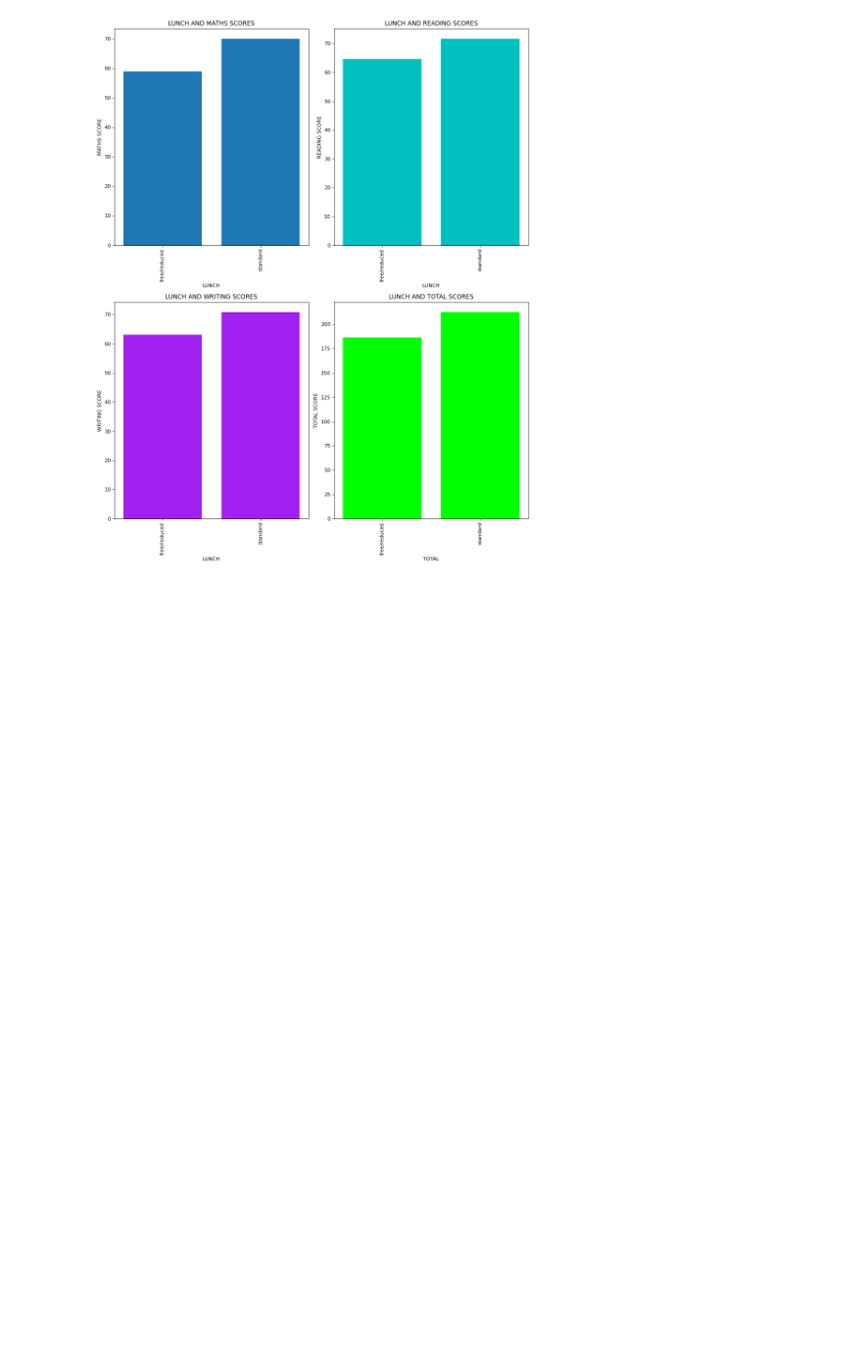
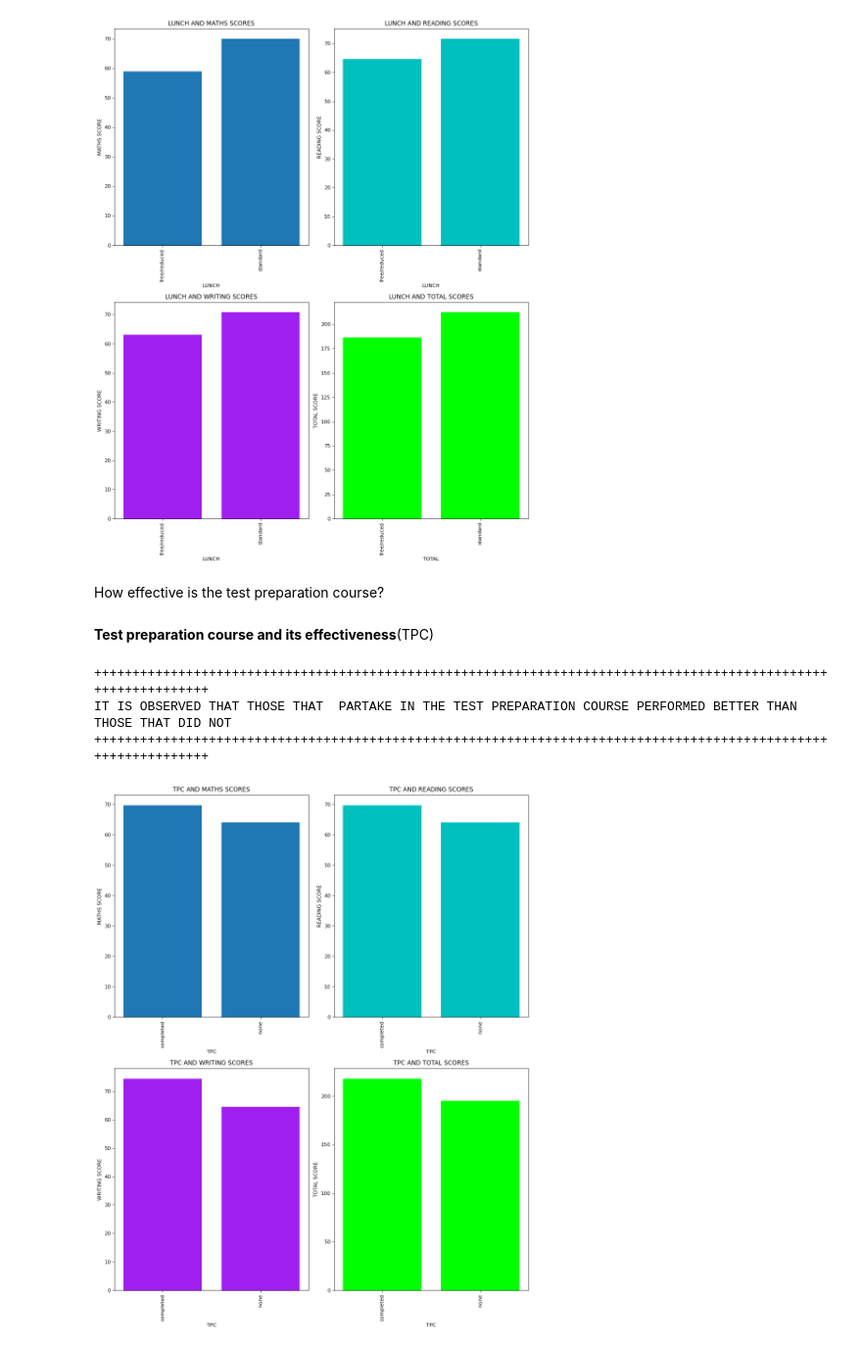
Before and after one commit to Taymhe/Taymhe, a Jupyter notebook: students-exams-performance.ipynb, the cells around one changed output. Shown at 98% size. Saved outputs shown, nothing was run; the diff lists cells and outputs as text; code cells hidden in the pictures; blank space fills up the shorter version.

Commit message:
Kaggle Notebook | STUDENTS EXAMS PERFORMANCE | Version 7

```diff
--- a/students-exams-performance.ipynb
+++ b/students-exams-performance.ipynb
@@ -288,3 +289,61 @@ fig4.tight_layout()
 fig4.show()
 # %% [output]
 [figure]
+# %% [markdown]
+How effective is the test preparation course?
+# %% [markdown]
+**Test preparation course and its effectiveness**(TPC)
+# %%
+TPC= exam.groupby(exam["test preparation course"]).mean()
+Tpc=TPC.index
+math_grpd_TPC = TPC["math score"].values
+read_grpd_TPC = TPC["reading score"].values
+write_grpd_TPC = TPC["writing score"].values
+total_grpd_TPC = TPC["Total score"].values
+myexplode = [0.05,0]
+# %%
+#TPC AND MATHS SCORES
+fig5,ax5=plt.subplots(2,2,figsize=(12, 15), dpi=80)
+ax5[0,0].bar(Tpc,math_grpd_TPC)
+ax5[0,0].tick_params(axis="x",rotation =90)
+ax5[0,0].set_ylabel("MATHS SCORE")
+ax5[0,0].set_xlabel("TPC")
+ax5[0,0].set_title("TPC AND MATHS SCORES")
+
+#TPC AND READING SCORES
+ax5[0,1].bar(Tpc,math_grpd_TPC,color="c")
+ax5[0,1].tick_params(axis="x",rotation =90)
+ax5[0,1].set_ylabel("READING SCORE")
+ax5[0,1].set_xlabel("TPC")
+ax5[0,1].set_title("TPC AND READING SCORES")
+
+#TPC AND WRITING SCORES
+ax5[1,0].bar(Tpc,write_grpd_TPC,color="#A020F0")
+ax5[1,0].tick_params(axis="x",rotation =90)
+ax5[1,0].set_ylabel("WRITING SCORE")
+ax5[1,0].set_xlabel("TPC")
+ax5[1,0].set_title("TPC AND WRITING SCORES")
+
+
+ax5[1,1].bar(Tpc,total_grpd_TPC,color="#00FF00")
+ax5[1,1].tick_params(axis="x",rotation =90)
+ax5[1,1].set_ylabel("TOTAL SCORE")
+ax5[1,1].set_xlabel("TPC")
+ax5[1,1].set_title("TPC AND TOTAL SCORES")
+
+
+
+
+
+
+fig5.tight_layout()
+fig5.show()
+print("")
+print("+++++++++++++++++++++++++++++++++++++++++++++++++++++++++++++++++++++++++++++++++++++++++++++++++++++++++++++++")
+print("IT IS OBSERVED THAT THOSE THAT  PARTAKE IN THE TEST PREPARATION COURSE PERFORMED BETTER THAN THOSE THAT DID NOT")
+print("+++++++++++++++++++++++++++++++++++++++++++++++++++++++++++++++++++++++++++++++++++++++++++++++++++++++++++++++")
+# %% [output]
++++++++++++++++++++++++++++++++++++++++++++++++++++++++++++++++++++++++++++++++++++++++++++++++++++++++++++++++
+IT IS OBSERVED THAT THOSE THAT  PARTAKE IN THE TEST PREPARATION COURSE PERFORMED BETTER THAN THOSE THAT DID NOT
++++++++++++++++++++++++++++++++++++++++++++++++++++++++++++++++++++++++++++++++++++++++++++++++++++++++++++++++
+[figure, added]
```
Also changed, not shown: parts of 3 cells of this notebook.
